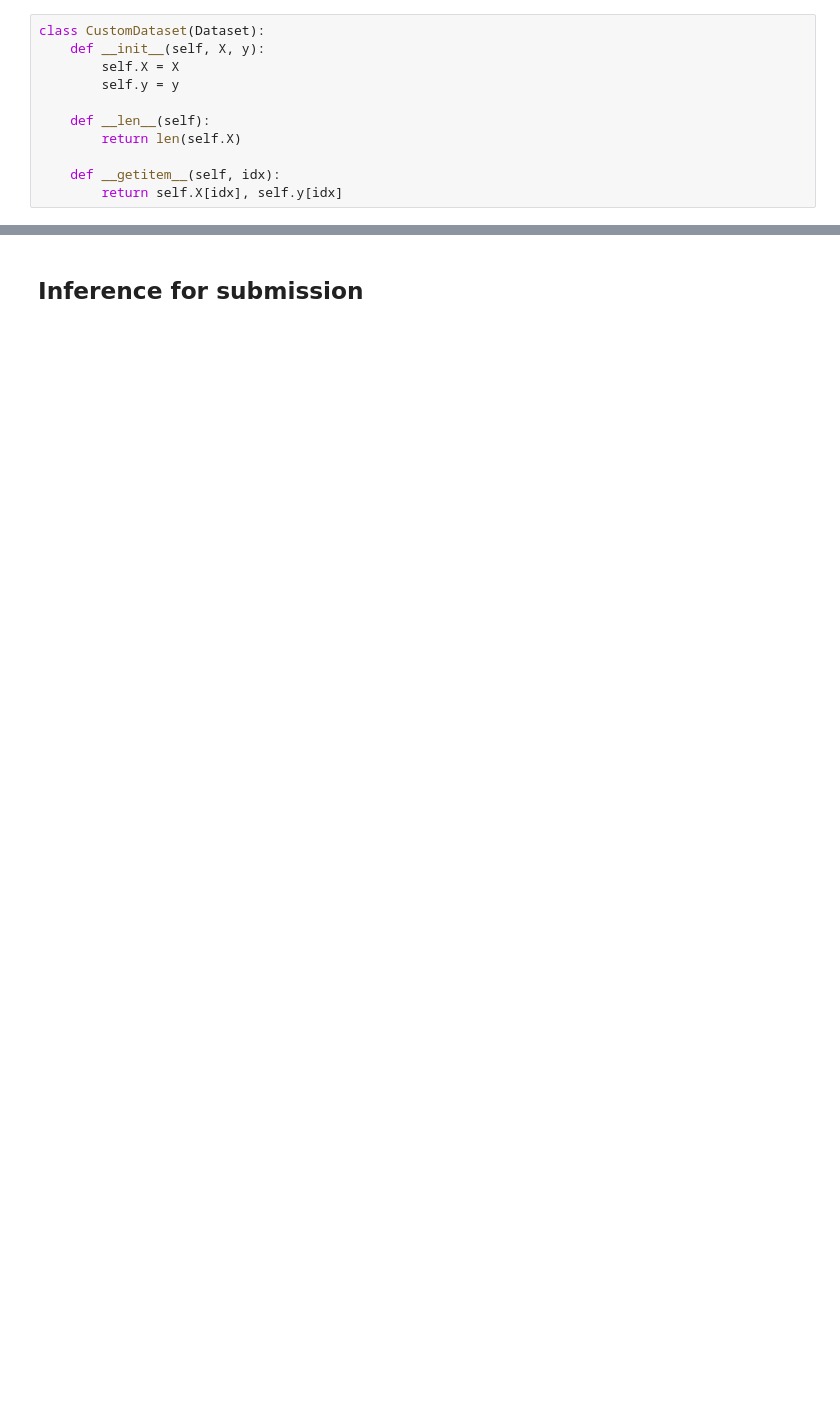
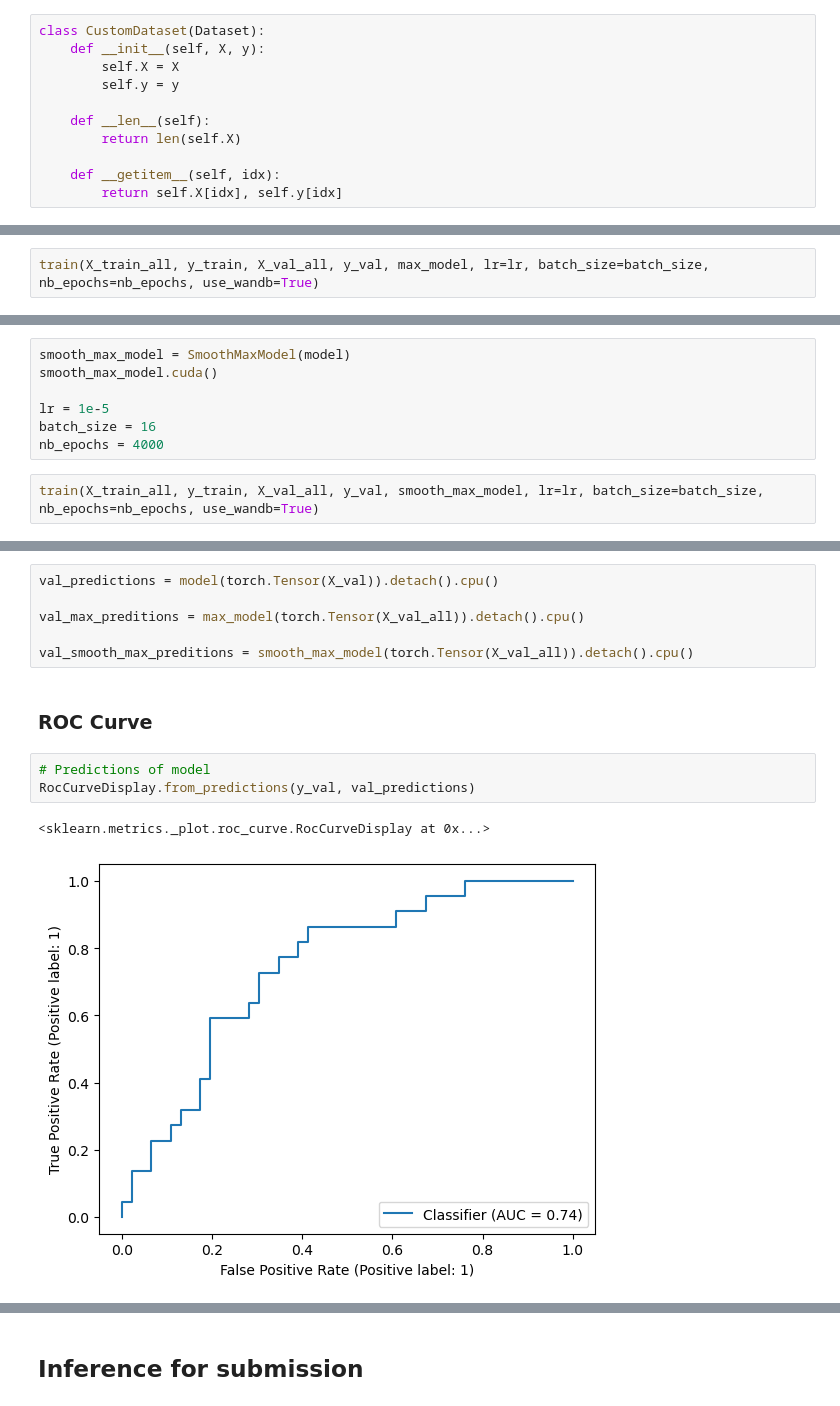
Before and after one commit to StanislasDOZIAS/OWKIN_challenge, a Jupyter notebook: MLP.ipynb, the cells around one changed output, grey strips where cells are left out. Drawn from its saved outputs; the diff is of its cells as text; blank space fills up the shorter version.

```diff
--- a/MLP.ipynb
+++ b/MLP.ipynb
@@ -274,0 +352,2 @@ Synced 4 W&B file(s), 0 media file(s), 0 artifact file(s) and 0 other file(s)
+# %%
+train(X_train_all, y_train, X_val_all, y_val, max_model, lr=lr, batch_size=batch_size, nb_epochs=nb_epochs, use_wandb=True)
@@ -274,0 +385,9 @@ Synced 4 W&B file(s), 0 media file(s), 0 artifact file(s) and 0 other file(s)
+# %%
+smooth_max_model = SmoothMaxModel(model)
+smooth_max_model.cuda()
+
+lr = 1e-5
+batch_size = 16
+nb_epochs = 4000
+# %%
+train(X_train_all, y_train, X_val_all, y_val, smooth_max_model, lr=lr, batch_size=batch_size, nb_epochs=nb_epochs, use_wandb=True)
@@ -274,0 +448,14 @@ Synced 4 W&B file(s), 0 media file(s), 0 artifact file(s) and 0 other file(s)
+# %%
+val_predictions = model(torch.Tensor(X_val)).detach().cpu()
+
+val_max_preditions = max_model(torch.Tensor(X_val_all)).detach().cpu()
+
+val_smooth_max_preditions = smooth_max_model(torch.Tensor(X_val_all)).detach().cpu()
+# %% [markdown]
+### ROC Curve
+# %%
+# Predictions of model
+RocCurveDisplay.from_predictions(y_val, val_predictions)
+# %% [output]
+<sklearn.metrics._plot.roc_curve.RocCurveDisplay at 0x...>
+[figure, added]
```
Also changed, not shown: parts of 36 cells of this notebook, 5 other files.
